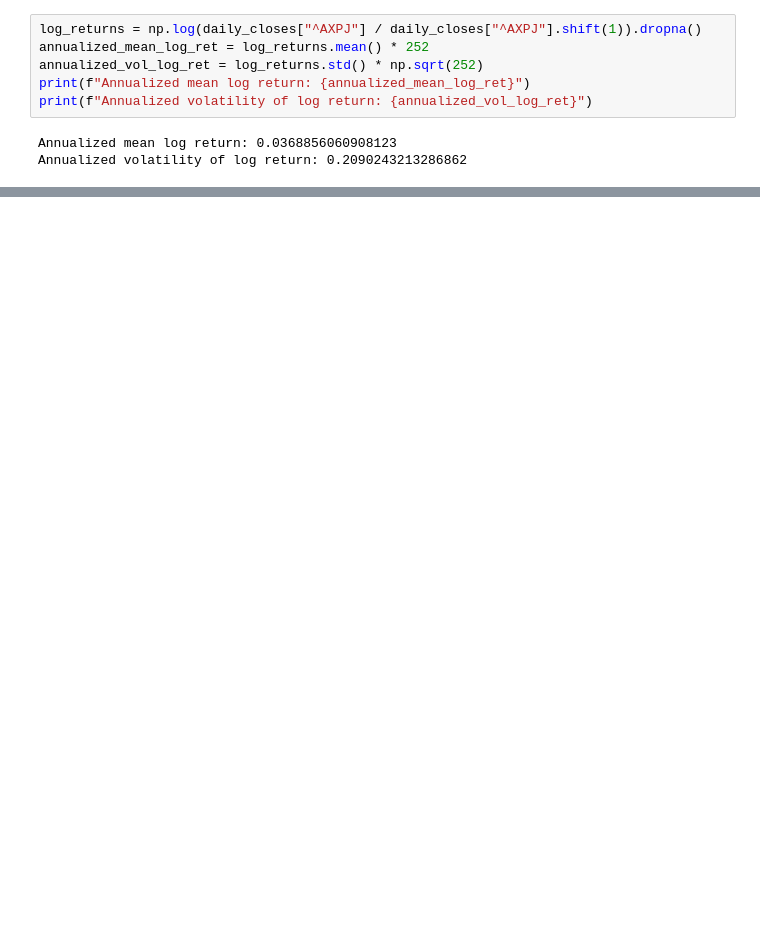
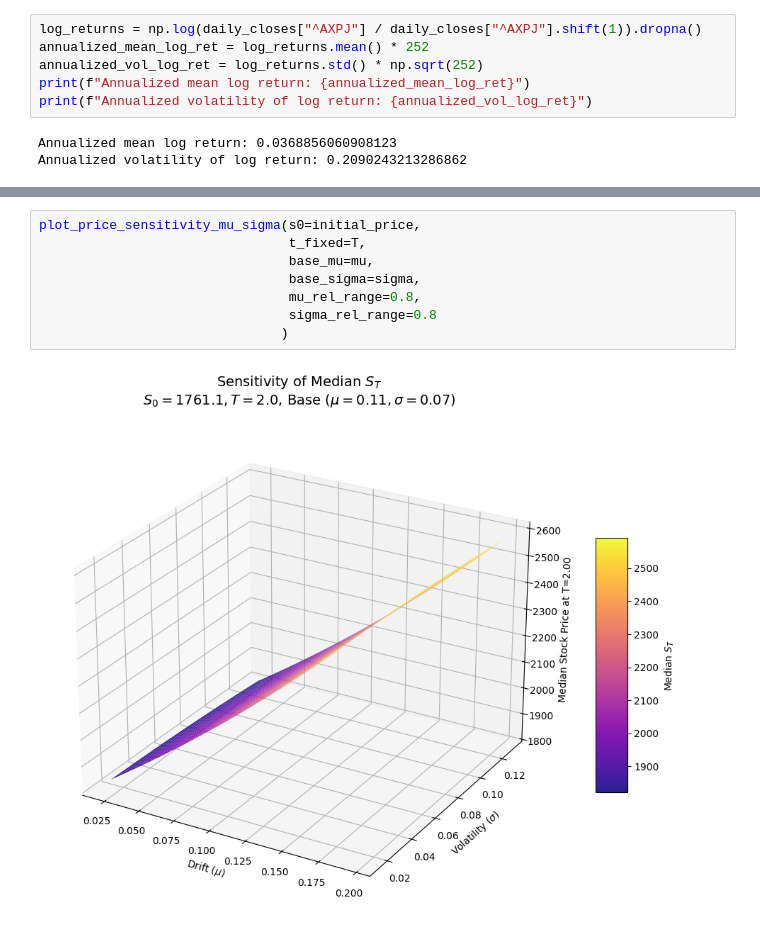
Before and after one commit to ZacKienzle2/CBA, a Jupyter notebook: code/pred.ipynb, the cells around one changed output, grey strips where cells are left out. Drawn from its saved outputs; the diff is of its cells as text; blank space fills up the shorter version.

```diff
--- a/code/pred.ipynb
+++ b/code/pred.ipynb
@@ -199,0 +268,10 @@ Time
+# %%
+plot_price_sensitivity_mu_sigma(s0=initial_price,
+                                t_fixed=T,
+                                base_mu=mu,
+                                base_sigma=sigma,
+                                mu_rel_range=0.8,
+                                sigma_rel_range=0.8
+                               )
+# %% [output]
+[figure, added]
```
Also changed, not shown: parts of 7 cells of this notebook, 1 other file.
